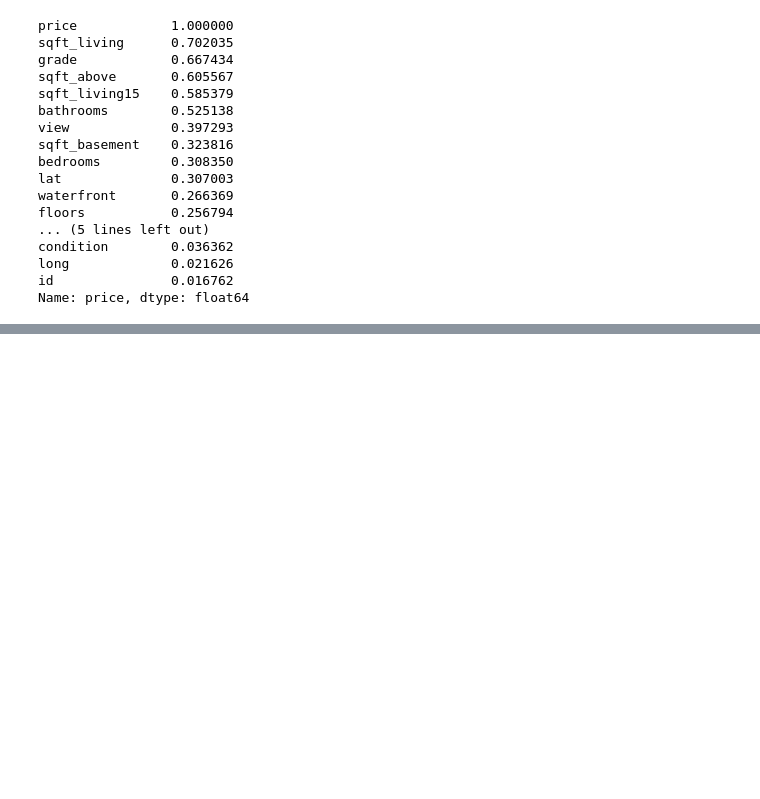
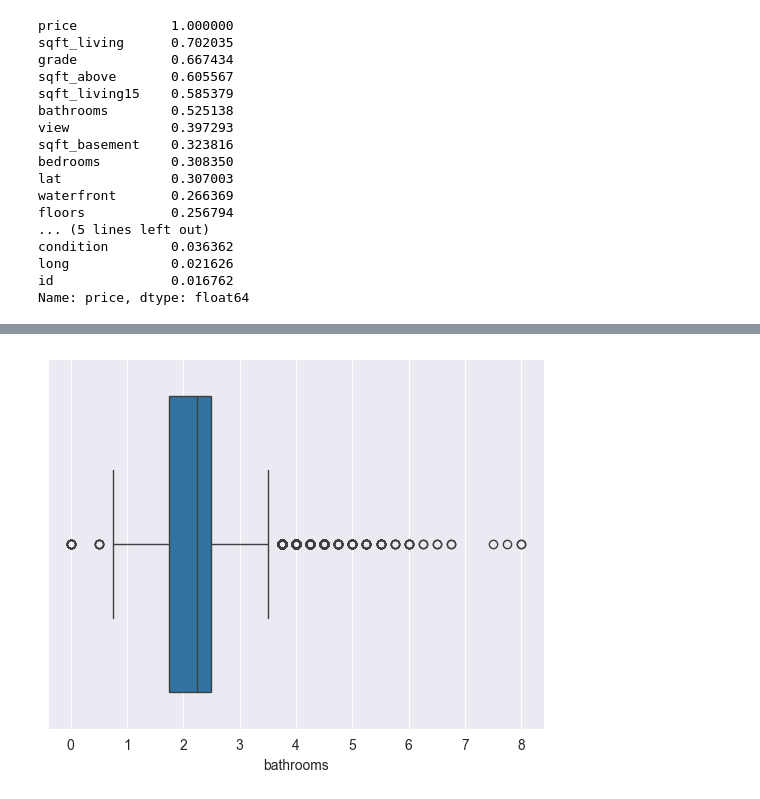
Before and after one commit to egekibar/ai-course, a Jupyter notebook: Homeworks/House Price Prediction/House Price Prediction.ipynb, the cells around one changed output, grey strips where cells are left out. Cells and saved outputs as stored; diff of their text form; code cells hidden in the pictures; blank space fills up the shorter version.

```diff
--- a/Homeworks/House Price Prediction/House Price Prediction.ipynb
+++ b/Homeworks/House Price Prediction/House Price Prediction.ipynb
@@ -92,0 +163,4 @@ df['age'] = 2024 - df['yr_built']
+# %%
+sns.boxplot(x=df["bathrooms"]);
+# %% [output]
+[figure, added]
```
Also changed, not shown: parts of 105 cells of this notebook.
